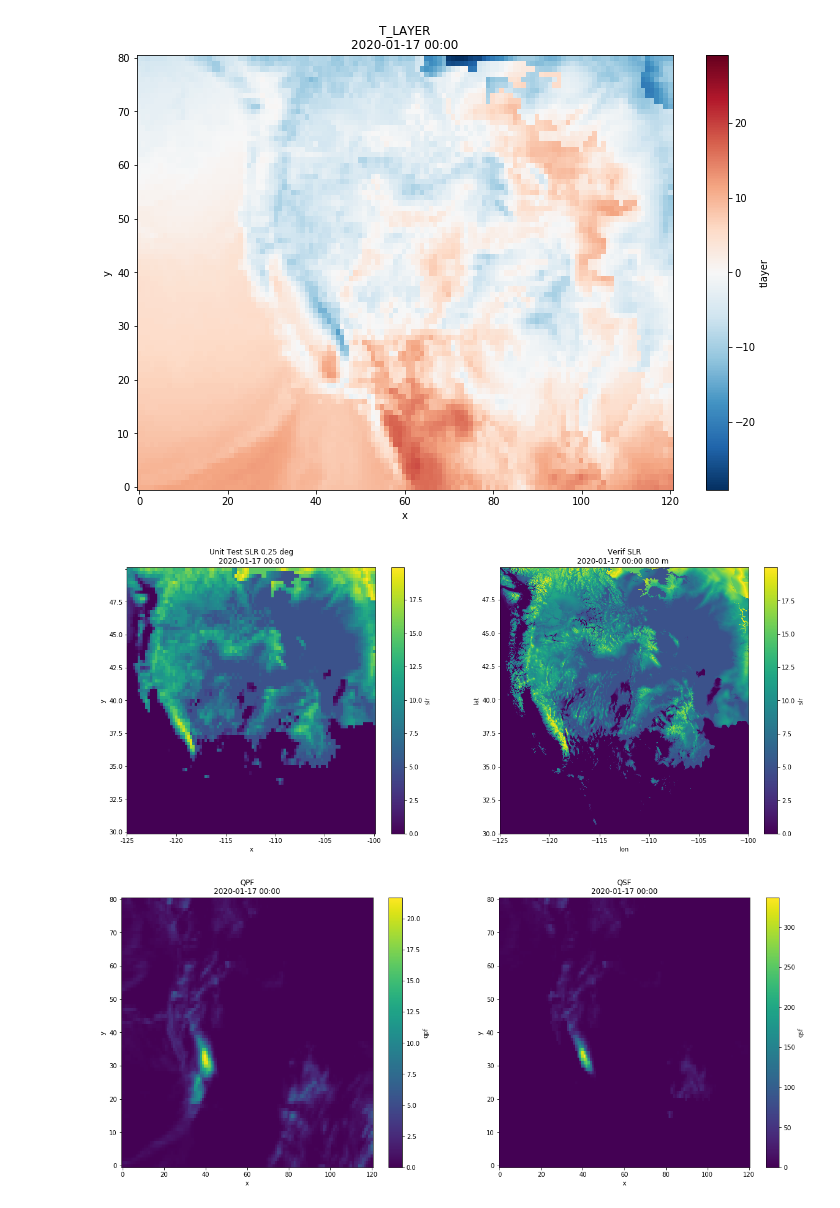
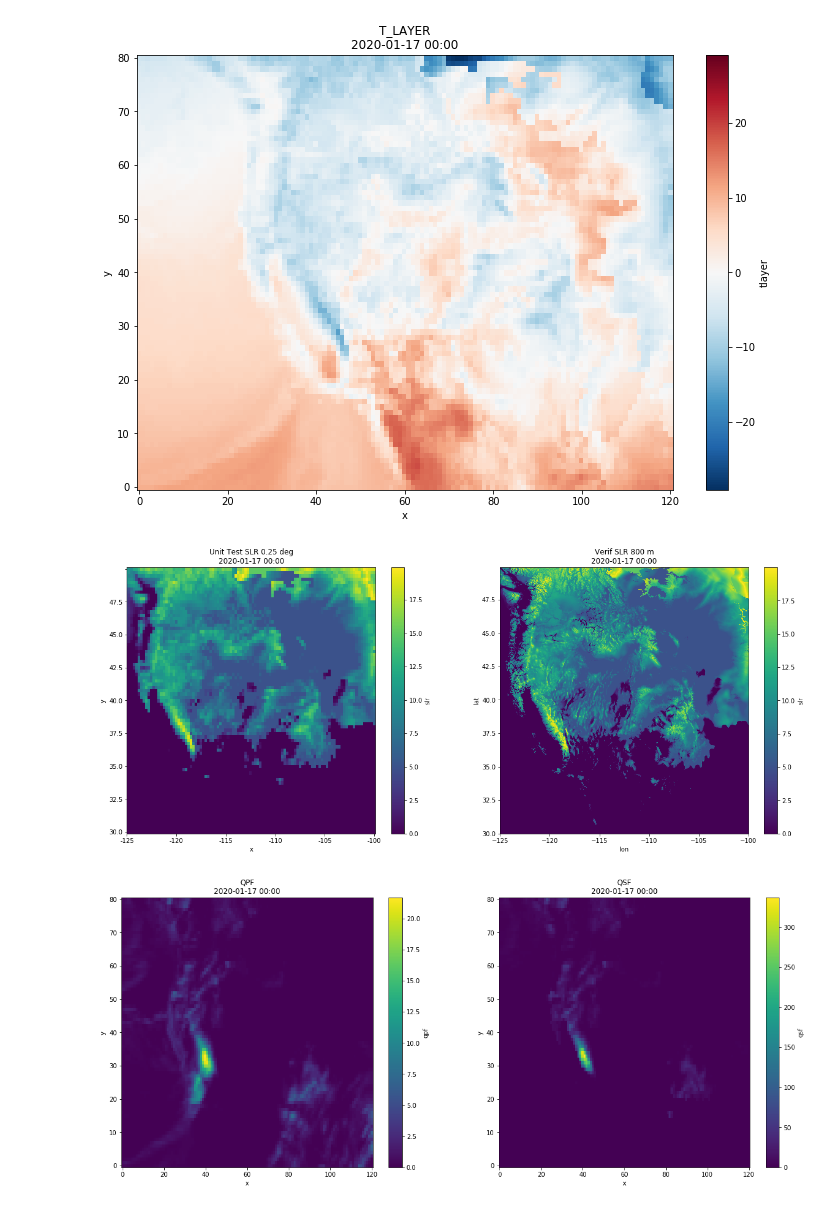
Before and after one commit to m-wessler/snow-liquid-ratio, a Jupyter notebook: WPC/SLRfuncs_UUtah2019_WPC.ipynb, the cells around one changed output. Drawn from its saved outputs; the diff is of its cells as text; code cells hidden in the pictures.

```diff
--- a/WPC/SLRfuncs_UUtah2019_WPC.ipynb
+++ b/WPC/SLRfuncs_UUtah2019_WPC.ipynb
@@ -317,19 +317,19 @@ plt.show()
 # %%
 fig, ax = plt.subplots(1, 2, figsize=(20, 8), facecolor='w')
 idata['slr'].plot(ax=ax[0])
 verif['slr'].plot(ax=ax[1])
 
 ax[0].set_xlim(left=20)
 ax[0].set_xticks(np.linspace(20, 120, 6))
 ax[0].set_xticklabels(np.linspace(-125, -100, 6).astype(int))
 ax[0].set_yticks(np.linspace(0, 80, 9))
 ax[0].set_yticklabels(np.arange(30, 50, 2.5))
 
 ax[0].set_title('Unit Test SLR 0.25 deg\n%s'%time)
-ax[1].set_title('Verif SLR\n%s 800 m '%time)
+ax[1].set_title('Verif SLR 800 m\n%s'%time)
 plt.show()
 # %% [output]
-[figure, old version]
+[figure, new version]
 # %%
 fig, ax = plt.subplots(1, 2, figsize=(20, 8), facecolor='w')
 idata['qpf'].plot(ax=ax[0])
```
Also changed, not shown: parts of 1 cell of this notebook.
